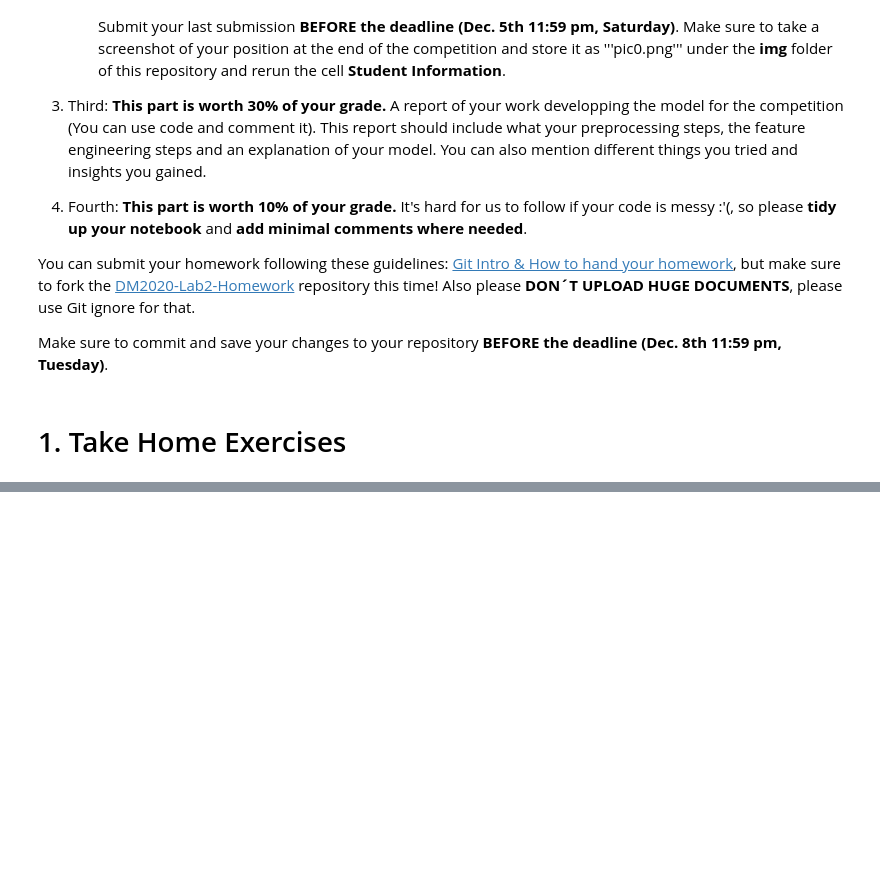
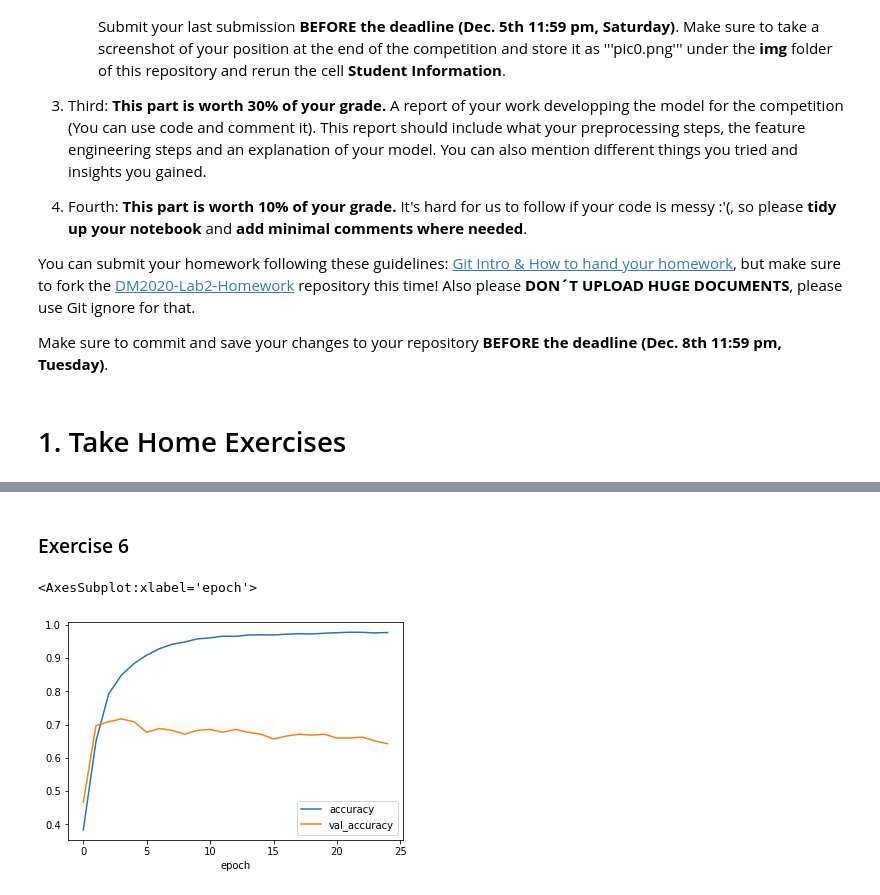
Before and after one commit to Carolhch/DM2020-Lab2-Homework, a Jupyter notebook: DM2020-Lab2-Homework.ipynb, the cells around one changed output, grey strips where cells are left out. Cells and saved outputs as stored; diff of their text form; code cells hidden in the pictures; blank space fills up the shorter version.

```diff
--- a/DM2020-Lab2-Homework.ipynb
+++ b/DM2020-Lab2-Homework.ipynb
@@ -53,0 +274,2 @@ joy_train = pd.read_csv("data/semeval/train/joy-ratings-0to1.train.txt",
+# %% [markdown]
+### Exercise 6
@@ -53,0 +278,8 @@ joy_train = pd.read_csv("data/semeval/train/joy-ratings-0to1.train.txt",
+# %%
+training_log = pd.DataFrame()
+training_log = pd.read_csv("logs/training_log.csv")
+# %%
+training_log.plot(x='epoch', y=['accuracy','val_accuracy'])
+# %% [output]
+<AxesSubplot:xlabel='epoch'>
+[figure, added]
```
Also changed, not shown: parts of 57 cells of this notebook, 3 other files.
